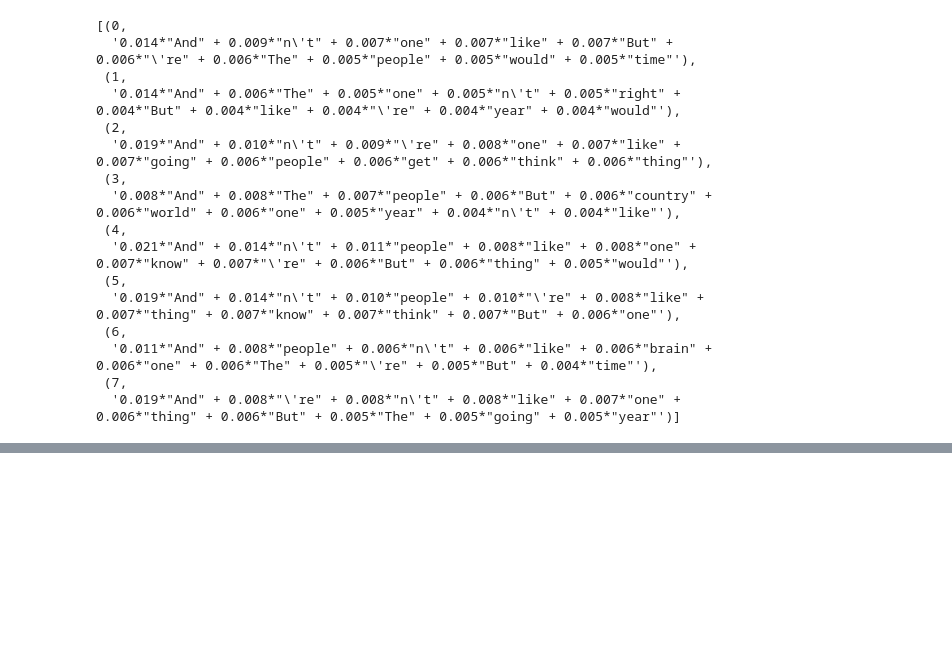
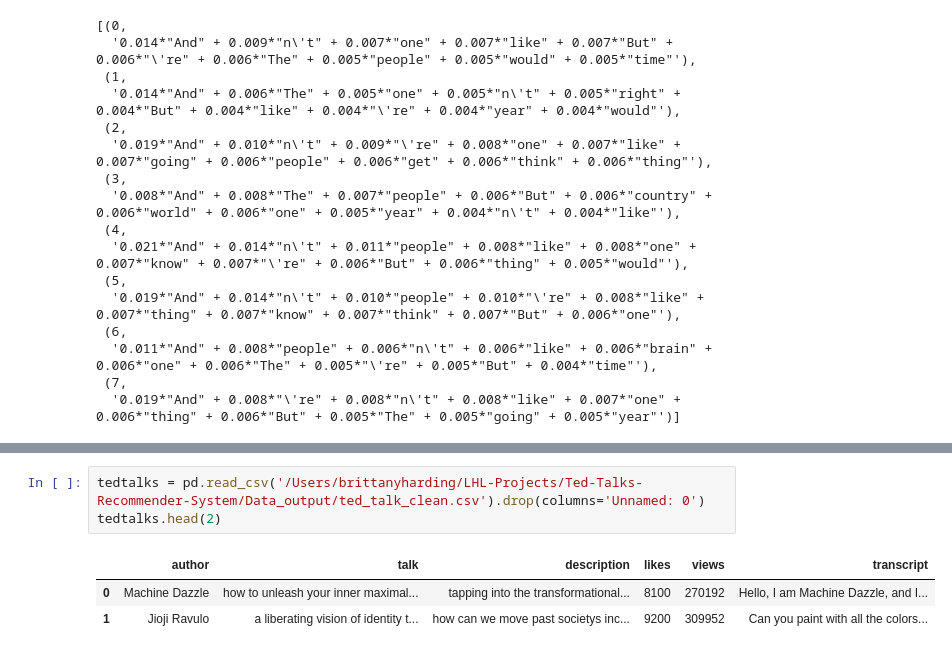
Before and after one commit to pokwir/Ted-Talks-Recommender-System, a Jupyter notebook: rough_work/eda/eda.ipynb, the cells around one changed output, grey strips where cells are left out. Saved outputs shown, nothing was run; the diff lists cells and outputs as text; blank space fills up the shorter version.

```diff
--- a/SRC/EDA/EDA.ipynb
+++ b/rough_work/eda/eda.ipynb
@@ -501,0 +520,7 @@ lda_model.show_topics()
+# %%
+tedtalks = pd.read_csv('/Users/brittanyharding/LHL-Projects/Ted-Talks-Recommender-System/Data_output/ted_talk_clean.csv').drop(columns='Unnamed: 0')
+tedtalks.head(2)
+# %% [output]
+|  | author | talk | description | likes | views | transcript |
+| 0 | Machine Dazzle | how to unleash your inner maximal... | tapping into the transformational... | 8100 | 270192 | Hello, I am Machine Dazzle, and I... |
+| 1 | Jioji Ravulo | a liberating vision of identity t... | how can we move past societys inc... | 9200 | 309952 | Can you paint with all the colors... |
```
Also changed, not shown: parts of 11 cells of this notebook, 26 other files.
